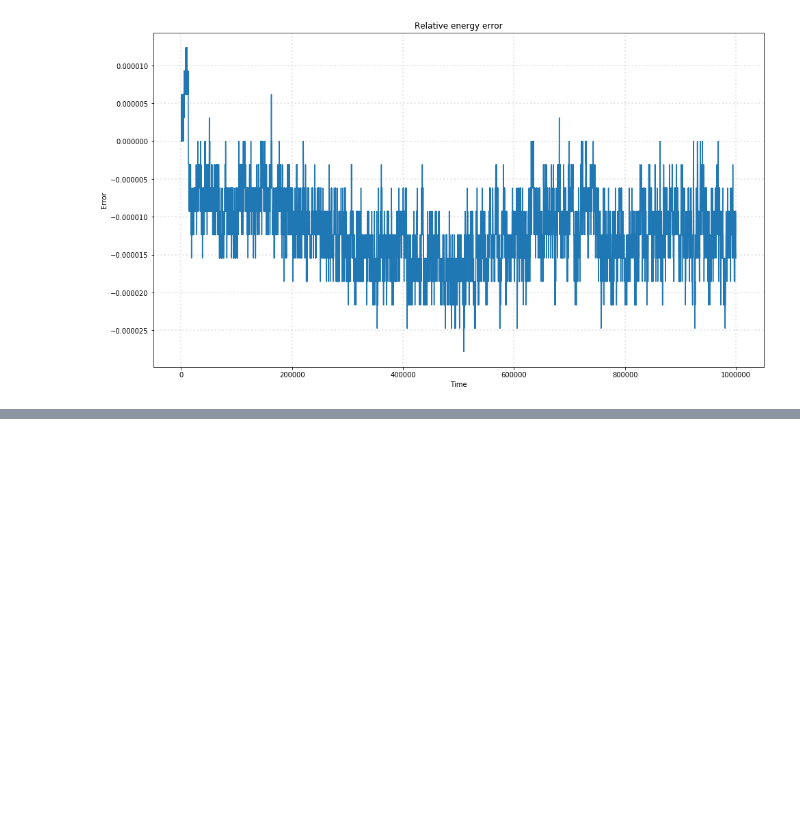
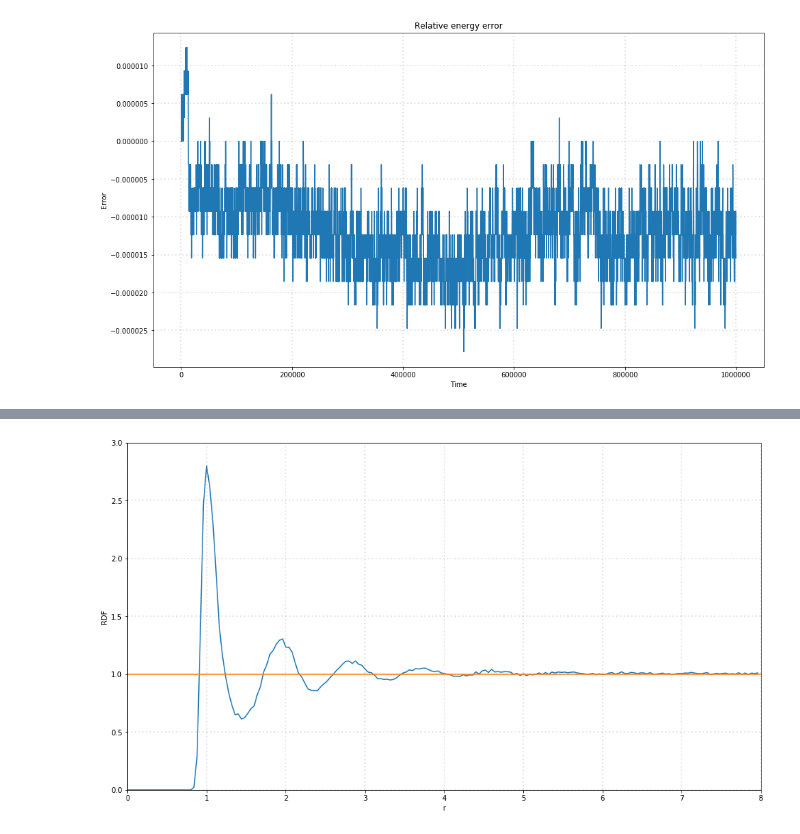
Before and after one commit to Xissand/nbody, a Jupyter notebook: research/base/analysis.ipynb, the cells around one changed output, grey strips where cells are left out. Cells and saved outputs as stored; diff of their text form; code cells hidden in the pictures; blank space fills up the shorter version.

```diff
--- a/research/base/analysis.ipynb
+++ b/research/base/analysis.ipynb
@@ -61,0 +69,37 @@ plt.show()
+# %%
+dr = 0.04
+r = np.arange(0, 8.0, dr)
+g = np.zeros(len(r))
+x = np.array(df['x'])
+y = np.array(df['y'])
+z = np.array(df['z'])
+for n in tqdm.notebook.tnrange(4096, desc="Points"):
+    x0=x[n]
+    y0=y[n]
+    z0=z[n]
+    rx = x0 - x
+    ry = y0 - y
+    rz = z0 - z
+    rx -= np.rint(rx/16.0)*16.0
+    ry -= np.rint(ry/16.0)*16.0
+    rz -= np.rint(rz/16.0)*16.0
+    rt = np.sqrt(rx*rx+ry*ry+rz*rz)
+    rt = np.trunc(rt/dr)
+    for j in rt:
+        if j<len(g) and j>1:
+            rc = j*dr
+            g[int(j)]+=1/(4*np.pi*rc*rc*dr)
+
+g = g/4096
+# %%
+plt.plot(r, g)
+plt.plot(np.arange(0, 9, 1), np.ones(9))
+plt.rcParams['figure.figsize'] = [16, 9]
+plt.grid(b=True, color='Grey', alpha=0.2, linestyle=':', linewidth=2)
+plt.xlabel("r")
+plt.ylabel("RDF")
+plt.ylim(0,3)
+plt.xlim(0,8)
+plt.show()
+# %% [output]
+[figure, added]
```
Also changed, not shown: parts of 5 cells of this notebook, 6 other files.
